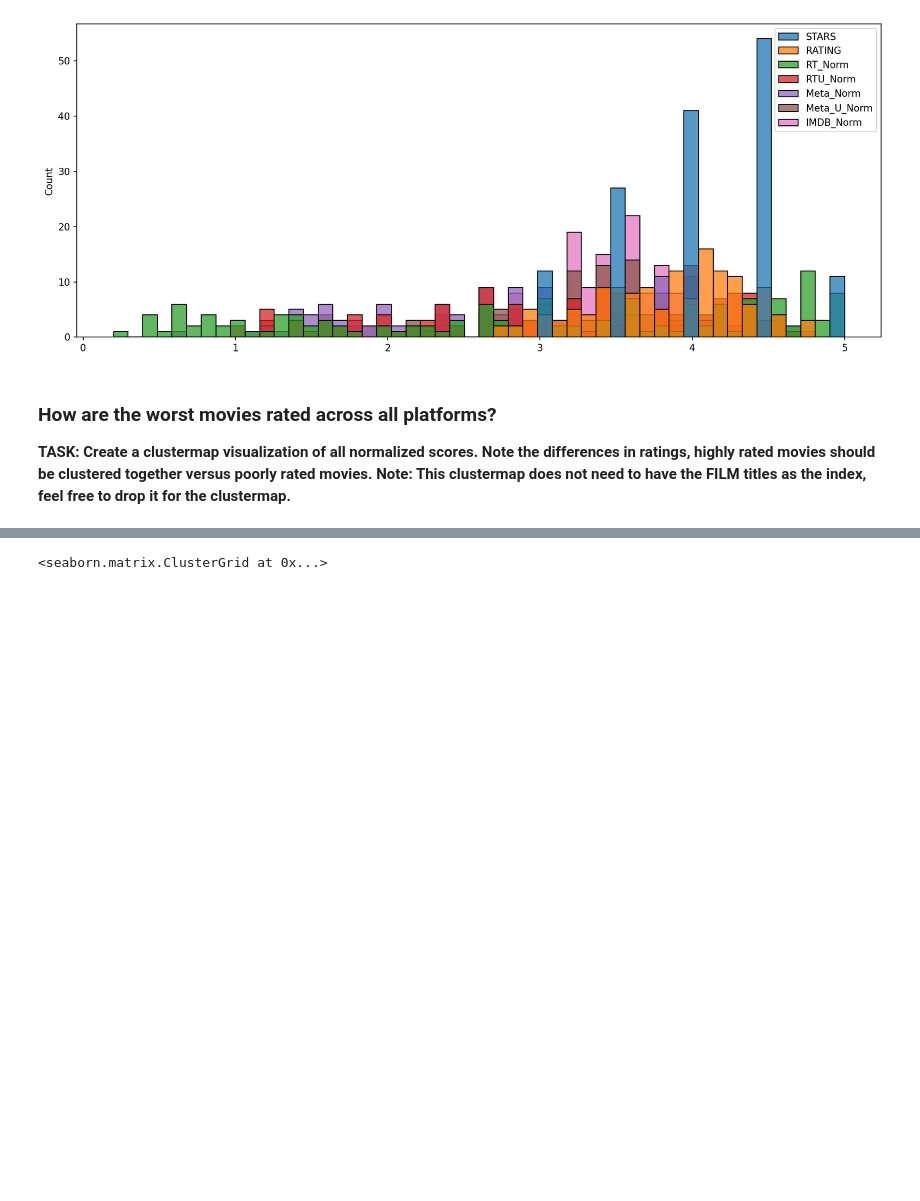
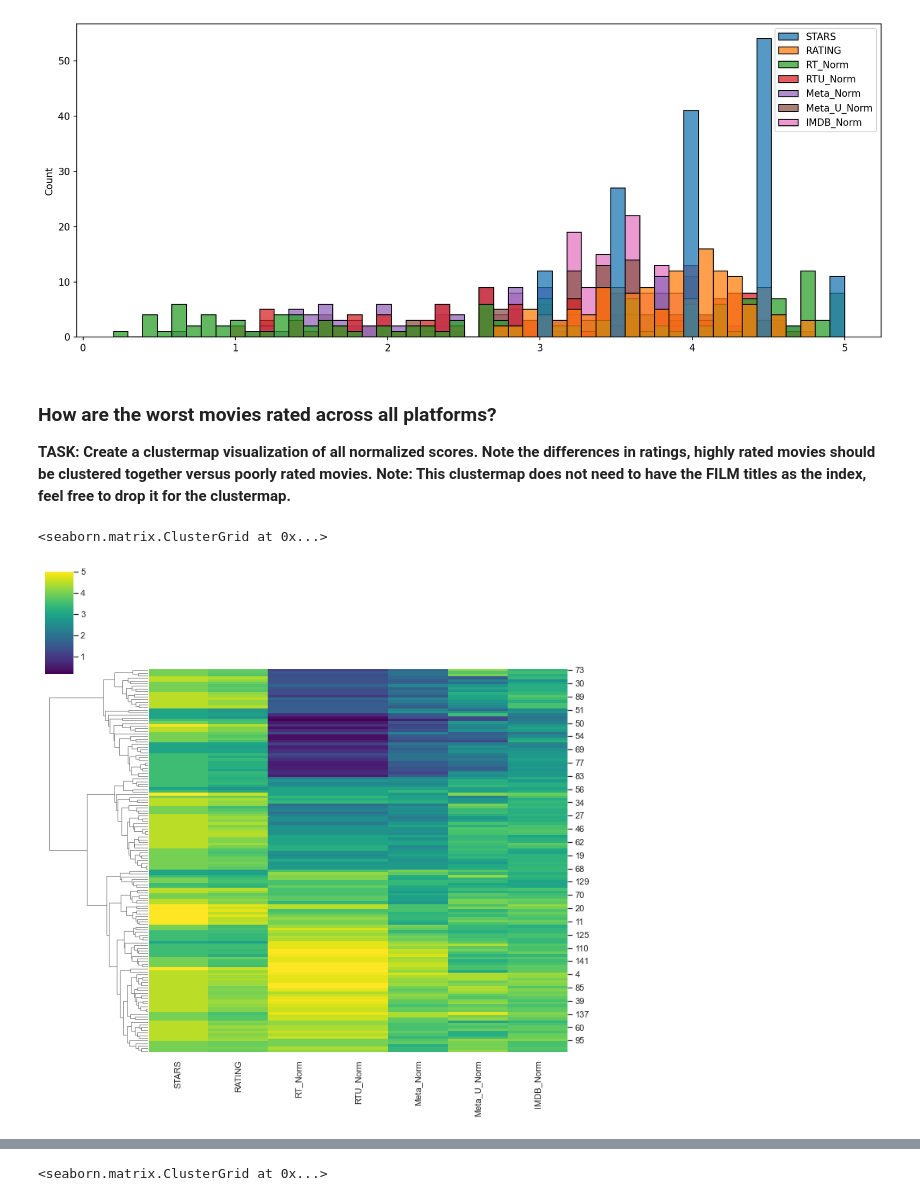
Before and after one commit to pratikshapaudyal/JoseDataScienceStream, a Jupyter notebook: Streams/00-Capstone-Project.ipynb, the cells around one changed output, grey strips where cells are left out. Cells and saved outputs as stored; diff of their text form; code cells hidden in the pictures; blank space fills up the shorter version.

```diff
--- a/Streams/00-Capstone-Project.ipynb
+++ b/Streams/00-Capstone-Project.ipynb
@@ -659,0 +729,5 @@ Quick Note if you have issues moving the legend for a seaborn kdeplot: https://g
+# %%
+sns.clustermap(norm_scores_df, cmap='viridis', col_cluster=False)
+# %% [output]
+<seaborn.matrix.ClusterGrid at 0x...>
+[figure, added]
```
Also changed, not shown: parts of 20 cells of this notebook.
